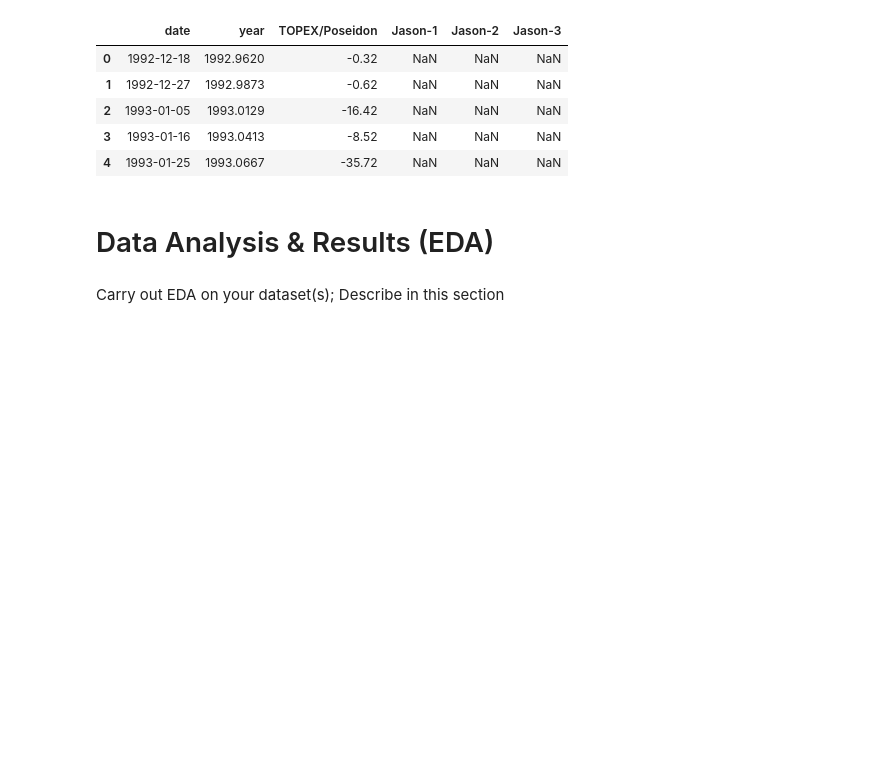
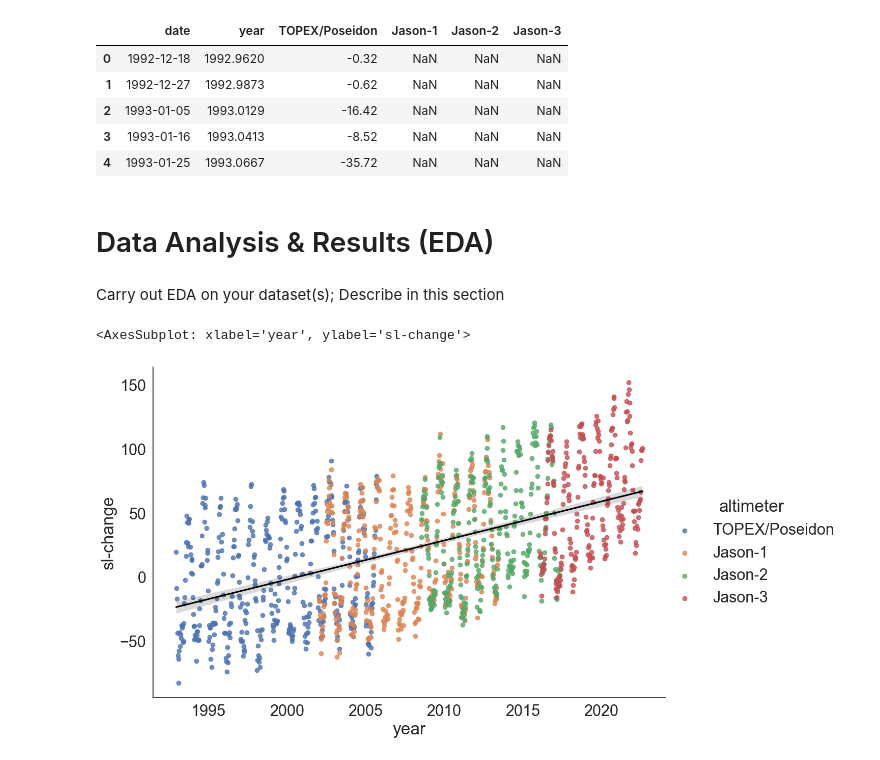
Before and after one commit to AndyCesium/COGS108_project, a Jupyter notebook: EDACheckpointGroup_064-Fa22.ipynb, the cells around one changed output. Cells and saved outputs as stored; diff of their text form; code cells hidden in the pictures; blank space fills up the shorter version.

Commit message:
Data parsing nightmare

```diff
--- a/EDACheckpointGroup_064-Fa22.ipynb
+++ b/EDACheckpointGroup_064-Fa22.ipynb
@@ -247,0 +417,7 @@ Carry out EDA on your dataset(s); Describe in this section
+# %%
+dfm = sl_pacific_df.melt('year', var_name='altimeter', value_name='sl-change')
+fig_a1 = sns.lmplot(data=dfm, x='year', y='sl-change', hue='altimeter', hue_order=['TOPEX/Poseidon','Jason-1','Jason-2','Jason-3'], height=8, aspect=1.5, fit_reg=False)
+sns.regplot(data=dfm, x='year', y='sl-change', scatter=False, ax=fig_a1.axes[0, 0], color='black')
+# %% [output]
+<AxesSubplot: xlabel='year', ylabel='sl-change'>
+[figure, added]
```
Also changed, not shown: parts of 18 cells of this notebook.
